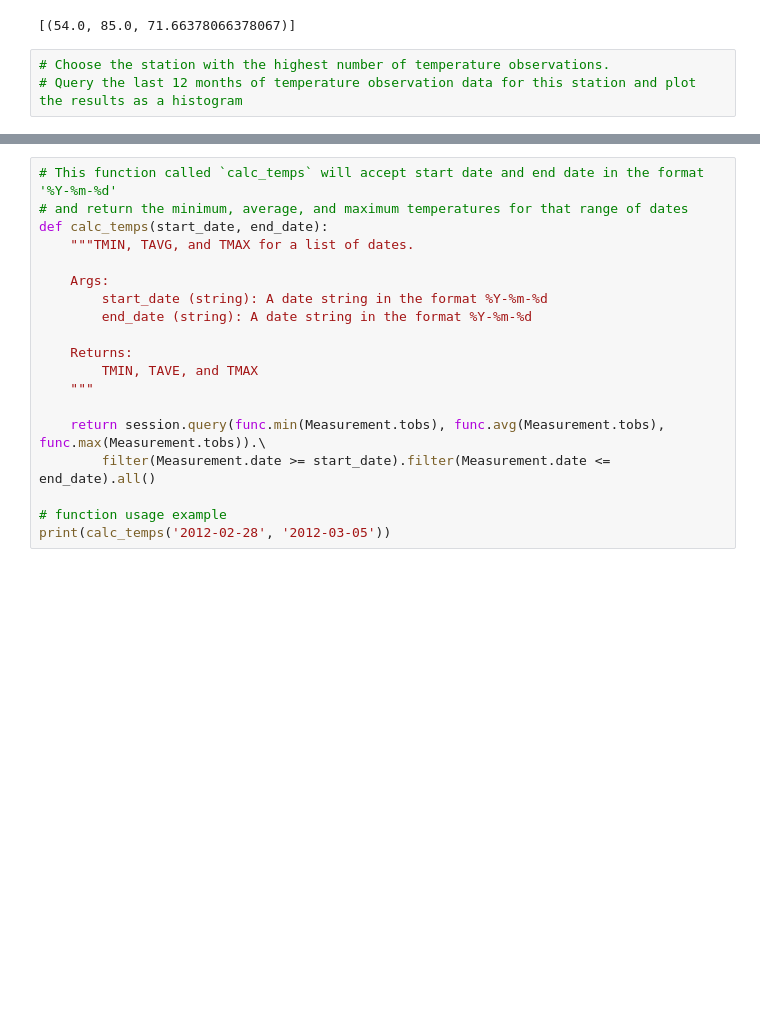
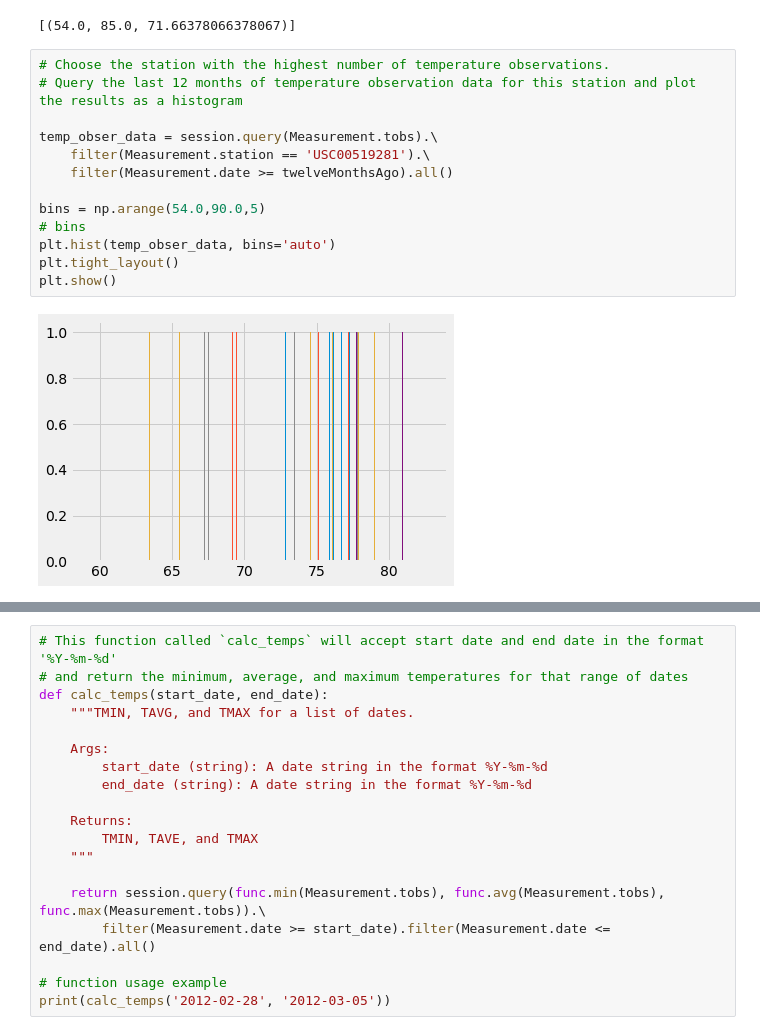
Before and after one commit to abbylemon/sqlalchemy-challenge, a Jupyter notebook: climate.ipynb, the cells around one changed output, grey strips where cells are left out. Cells and saved outputs as stored; diff of their text form; blank space fills up the shorter version.

Commit message:
queried temp data observations, need to get hist to plot correctly

```diff
--- a/climate.ipynb
+++ b/climate.ipynb
@@ -160,6 +160,18 @@ session.query(*sel).\
 # %%
 # Choose the station with the highest number of temperature observations.
 # Query the last 12 months of temperature observation data for this station and plot the results as a histogram
+
+temp_obser_data = session.query(Measurement.tobs).\
+    filter(Measurement.station == 'USC00519281').\
+    filter(Measurement.date >= twelveMonthsAgo).all()
+
+bins = np.arange(54.0,90.0,5)
+# bins
+plt.hist(temp_obser_data, bins='auto')
+plt.tight_layout()
+plt.show()
+# %% [output]
+[figure, added]
 # %% [markdown]
 ![precipitation](Images/station-histogram.png)
 # %%
```
Also changed, not shown: parts of 1 cell of this notebook.
